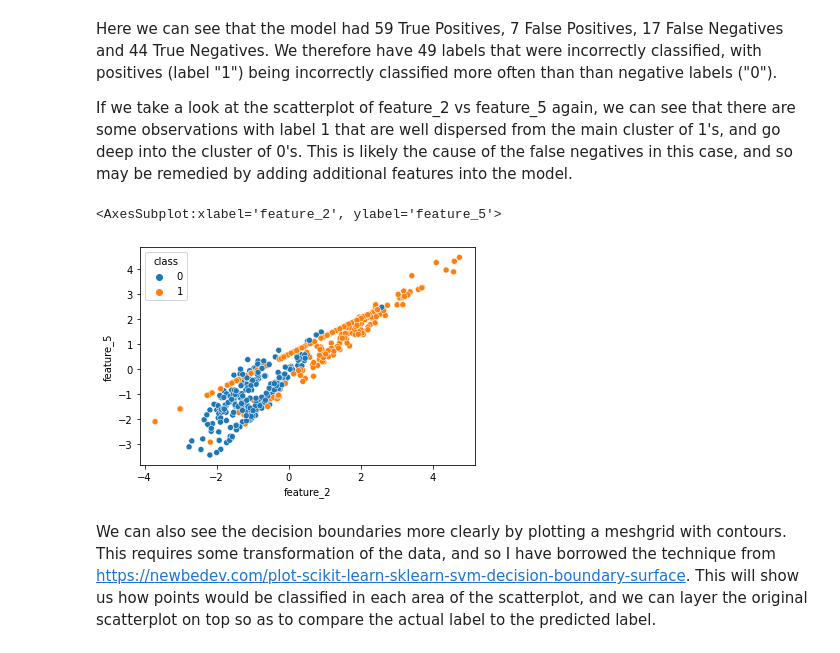
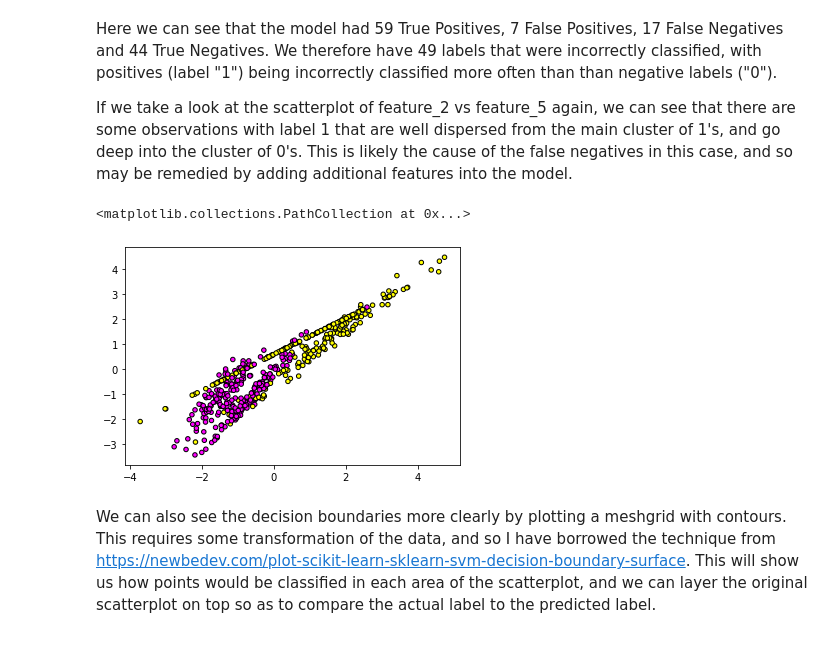
Before and after one commit to OtherBrian/machine-learning, a Jupyter notebook: scikit-learn.ipynb, the cells around one changed output. Saved outputs shown, nothing was run; the diff lists cells and outputs as text; code cells hidden in the pictures.

```diff
--- a/scikit-learn.ipynb
+++ b/scikit-learn.ipynb
@@ -333,10 +324,13 @@ Here we can see that the model had 59 True Positives, 7 False Positives, 17 Fals
 
 If we take a look at the scatterplot of feature_2 vs feature_5 again, we can see that there are some observations with label 1 that are well dispersed from the main cluster of 1's, and go deep into the cluster of 0's. This is likely the cause of the false negatives in this case, and so may be remedied by adding additional features into the model.
 # %%
-sns.scatterplot(x = "feature_2", y="feature_5", data = classification_df, hue = "class")
+
+#sns.scatterplot(x = "feature_2", y="feature_5", data = classification_df, hue = "class")
+
+plt.scatter(classification_df['feature_2'], classification_df['feature_5'], c=classification_df['class'], cmap=plt.cm.spring, s=20, edgecolors='k')
 # %% [output]
-<AxesSubplot:xlabel='feature_2', ylabel='feature_5'>
+<matplotlib.collections.PathCollection at 0x...>
-[figure, old version]
+[figure, new version]
 # %% [markdown]
 We can also see the decision boundaries more clearly by plotting a meshgrid with contours. This requires some transformation of the data, and so I have borrowed the technique from https://newbedev.com/plot-scikit-learn-sklearn-svm-decision-boundary-surface. This will show us how points would be classified in each area of the scatterplot, and we can layer the original scatterplot on top so as to compare the actual label to the predicted label.
 # %%
```
Also changed, not shown: parts of 2 cells of this notebook, 2 other files.
